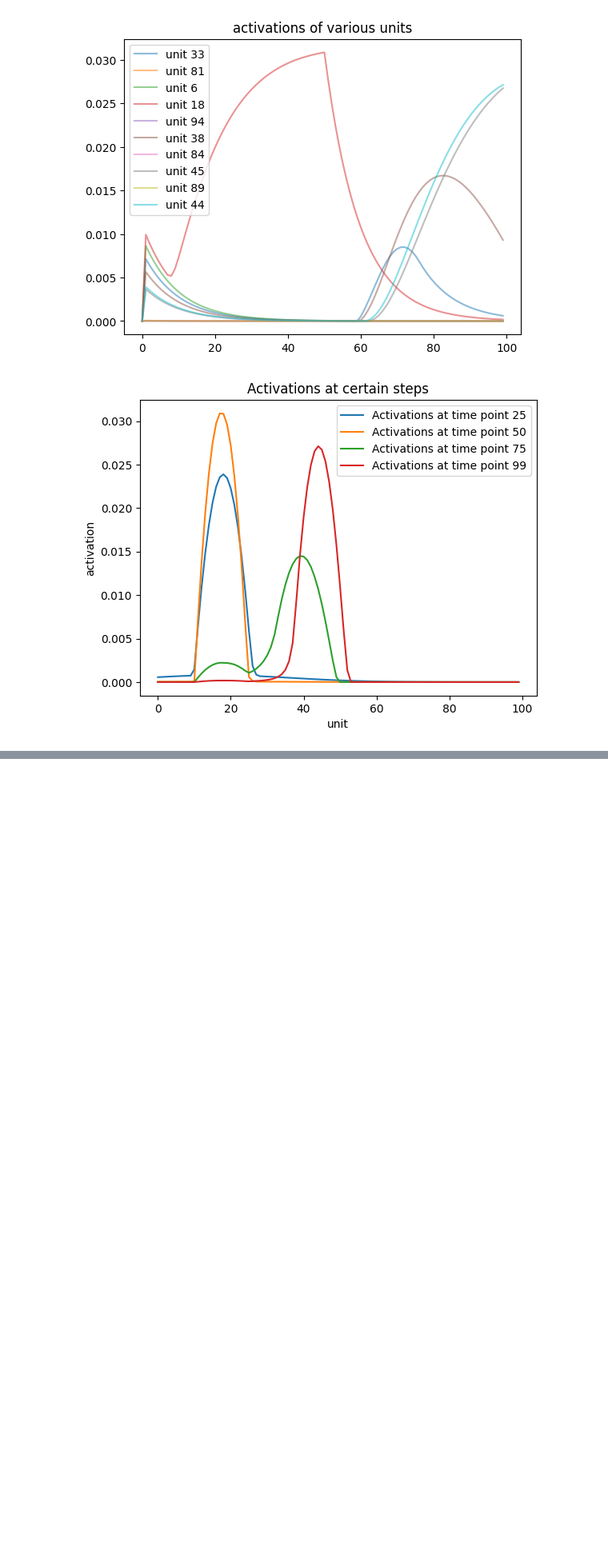
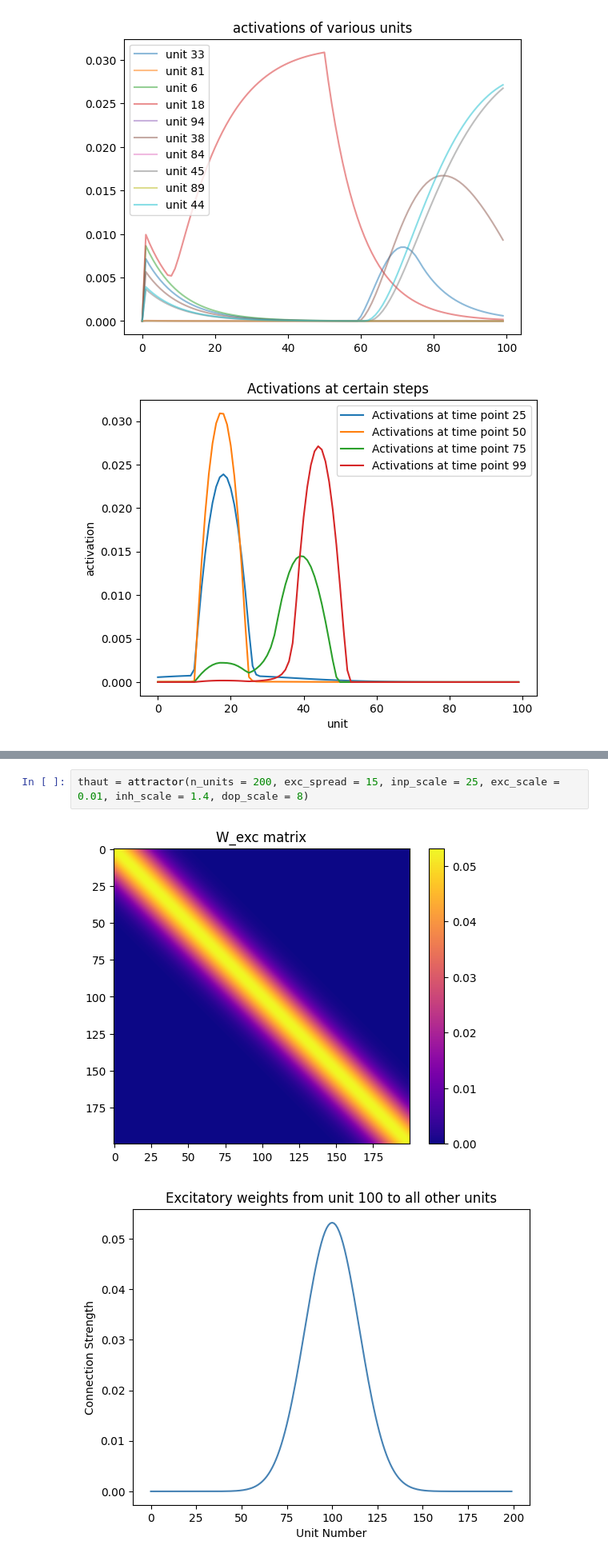
Before and after one commit to joncannon/Thesis, a Jupyter notebook: tonic_bump.ipynb, the cells around one changed output, grey strips where cells are left out. Shown at 80% size. Drawn from its saved outputs; the diff is of its cells as text; blank space fills up the shorter version.

```diff
--- a/tonic_bump.ipynb
+++ b/tonic_bump.ipynb
@@ -169,0 +262,5 @@ line2.run(case3,dopamine)
+# %%
+thaut = attractor(n_units = 200, exc_spread = 15, inp_scale = 25, exc_scale = 0.01, inh_scale = 1.4, dop_scale = 8)
+# %% [output]
+[figure, added]
+[figure, added]
```
Also changed, not shown: parts of 9 cells of this notebook.
